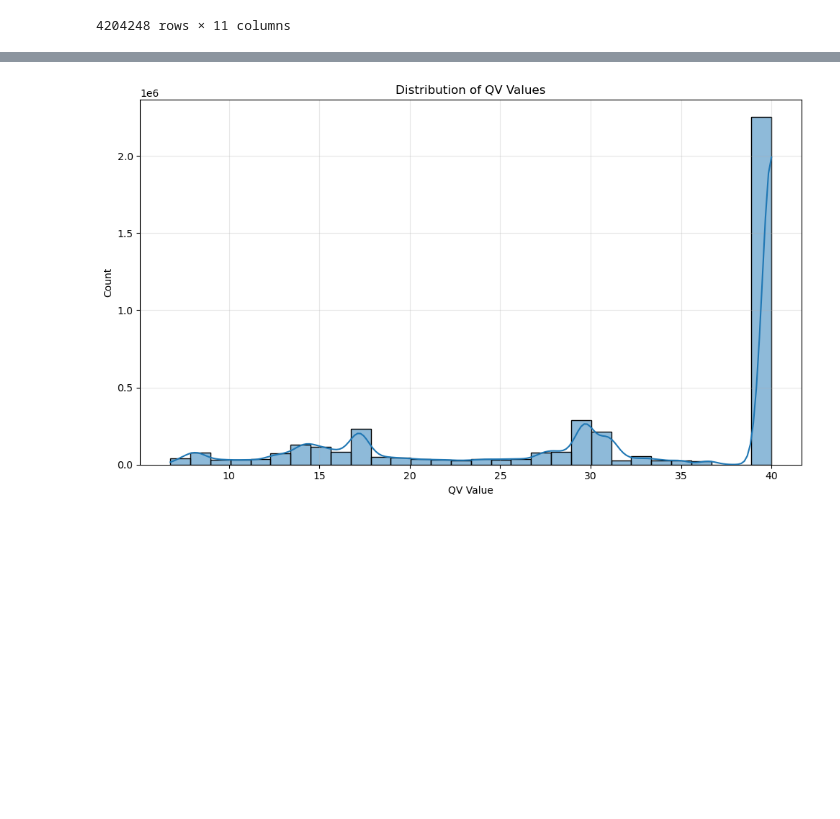
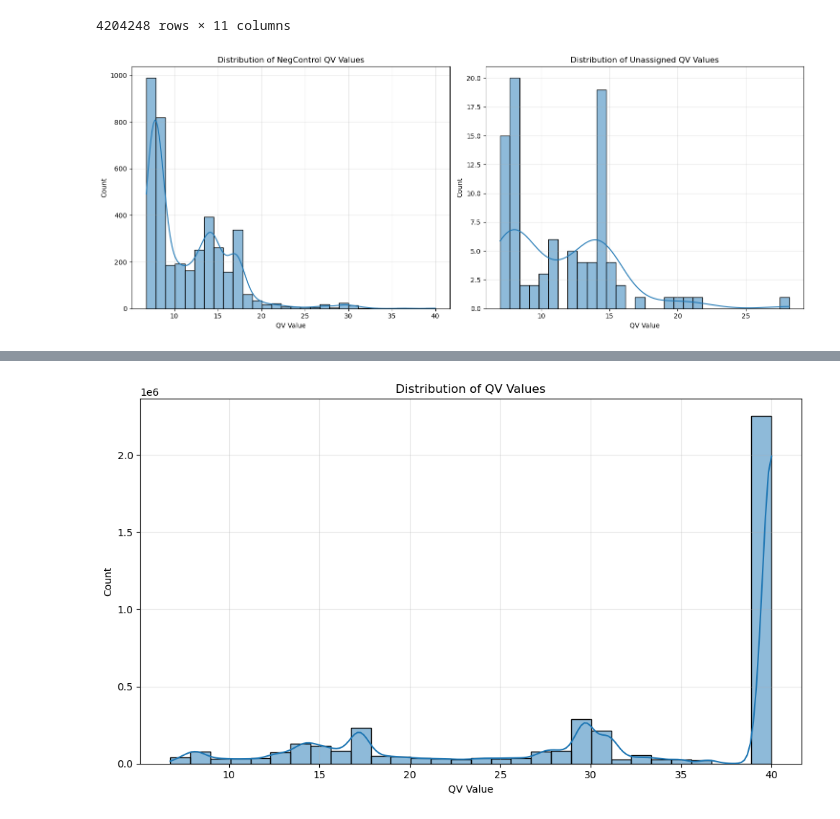
Before and after one commit to xiwang3236/SpatialOmics_cellpose, a Jupyter notebook: src/assign_transcripts.ipynb, the cells around one changed output, grey strips where cells are left out. Saved outputs shown, nothing was run; the diff lists cells and outputs as text; code cells hidden in the pictures; blank space fills up the shorter version.

```diff
--- a/src/assign_transcripts.ipynb
+++ b/src/assign_transcripts.ipynb
@@ -94,3 +94,36 @@ transcripts_original
 | 4204246 | 281608120698593 | UNASSIGNED | 0 | Trim29 | 4024.249512 | 4268.646973 | 13.965784 | 40.000000 | ... |
 | 4204247 | 281608120698721 | UNASSIGNED | 0 | Asic1 | 4172.364746 | 4276.303711 | 14.031785 | 29.243971 | ... |
 4204248 rows × 11 columns
+# %%
+import pandas as pd
+import seaborn as sns
+import matplotlib.pyplot as plt
+
+# Split data into two dataframes based on feature name prefixes
+neg_control_df = transcripts_original[transcripts_original['feature_name'].str.startswith('NegControlCodeword')]
+unassigned_df = transcripts_original[transcripts_original['feature_name'].str.startswith('UnassignedCodeword')]
+
+# Create a figure with two subplots
+fig, (ax1, ax2) = plt.subplots(1, 2, figsize=(15, 6))
+
+# Plot NegControl distribution
+sns.histplot(data=neg_control_df, x='qv', bins=30, kde=True, ax=ax1)
+ax1.set_title('Distribution of NegControl QV Values')
+ax1.set_xlabel('QV Value')
+ax1.set_ylabel('Count')
+ax1.grid(True, alpha=0.3)
+
+# Plot Unassigned distribution
+sns.histplot(data=unassigned_df, x='qv', bins=30, kde=True, ax=ax2)
+ax2.set_title('Distribution of Unassigned QV Values')
+ax2.set_xlabel('QV Value')
+ax2.set_ylabel('Count')
+ax2.grid(True, alpha=0.3)
+
+# Adjust layout
+plt.tight_layout()
+
+# Show the plot
+plt.show()
+# %% [output]
+[figure, added]
```
Also changed, not shown: parts of 5 cells of this notebook, 1 other file.
